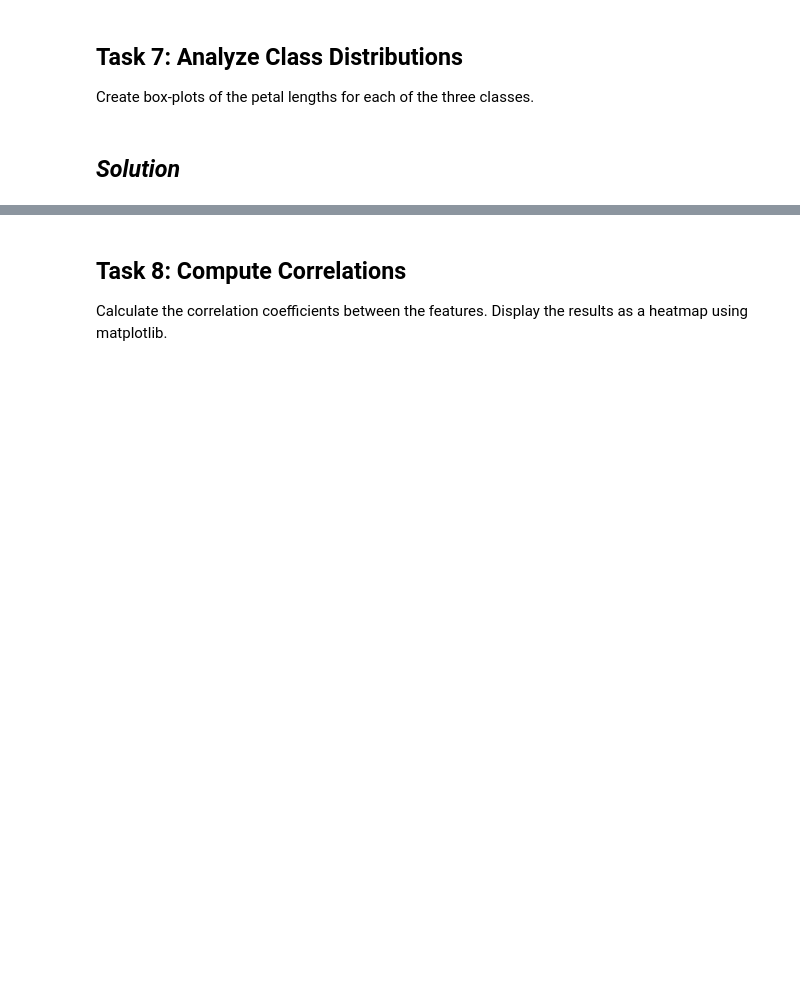
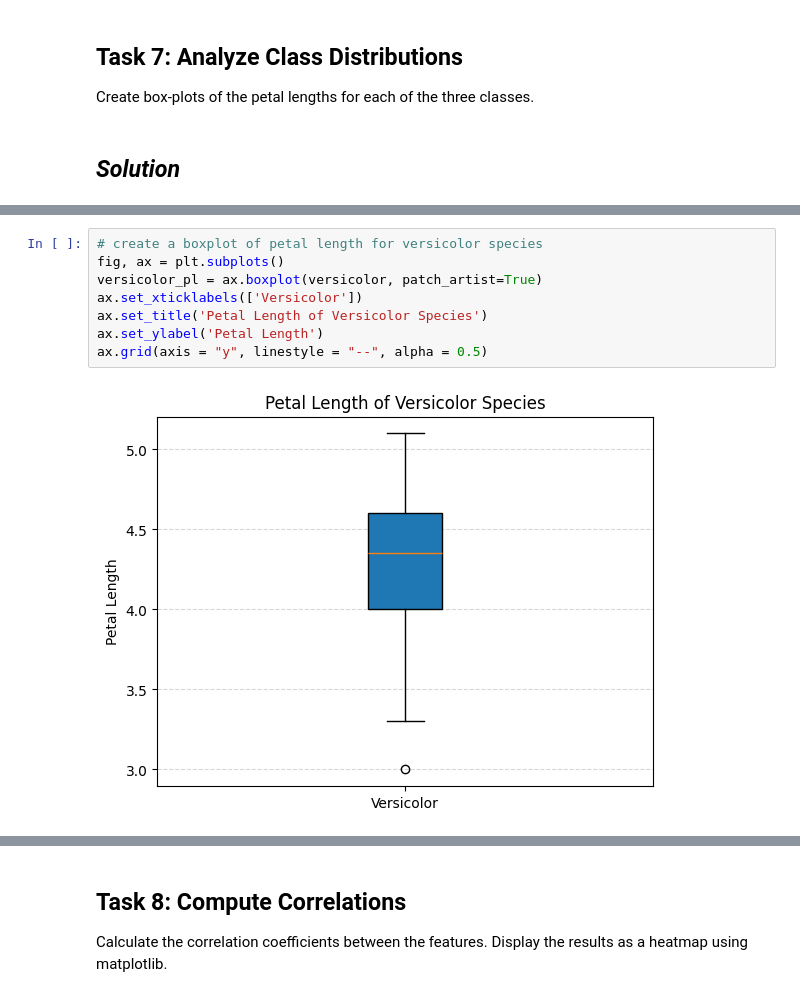
Before and after one commit to AnnaLoz28/principles_of_data_analytics, a Jupyter notebook: tasks.ipynb, the cells around one changed output, grey strips where cells are left out. Cells and saved outputs as stored; diff of their text form; blank space fills up the shorter version.

```diff
--- a/tasks.ipynb
+++ b/tasks.ipynb
@@ -496,0 +541,10 @@ Create box-plots of the petal lengths for each of the three classes.
+# %%
+# create a boxplot of petal length for versicolor species
+fig, ax = plt.subplots()
+versicolor_pl = ax.boxplot(versicolor, patch_artist=True)
+ax.set_xticklabels(['Versicolor'])
+ax.set_title('Petal Length of Versicolor Species')
+ax.set_ylabel('Petal Length')
+ax.grid(axis = "y", linestyle = "--", alpha = 0.5)
+# %% [output]
+[figure, added]
```
Also changed, not shown: parts of 10 cells of this notebook.
